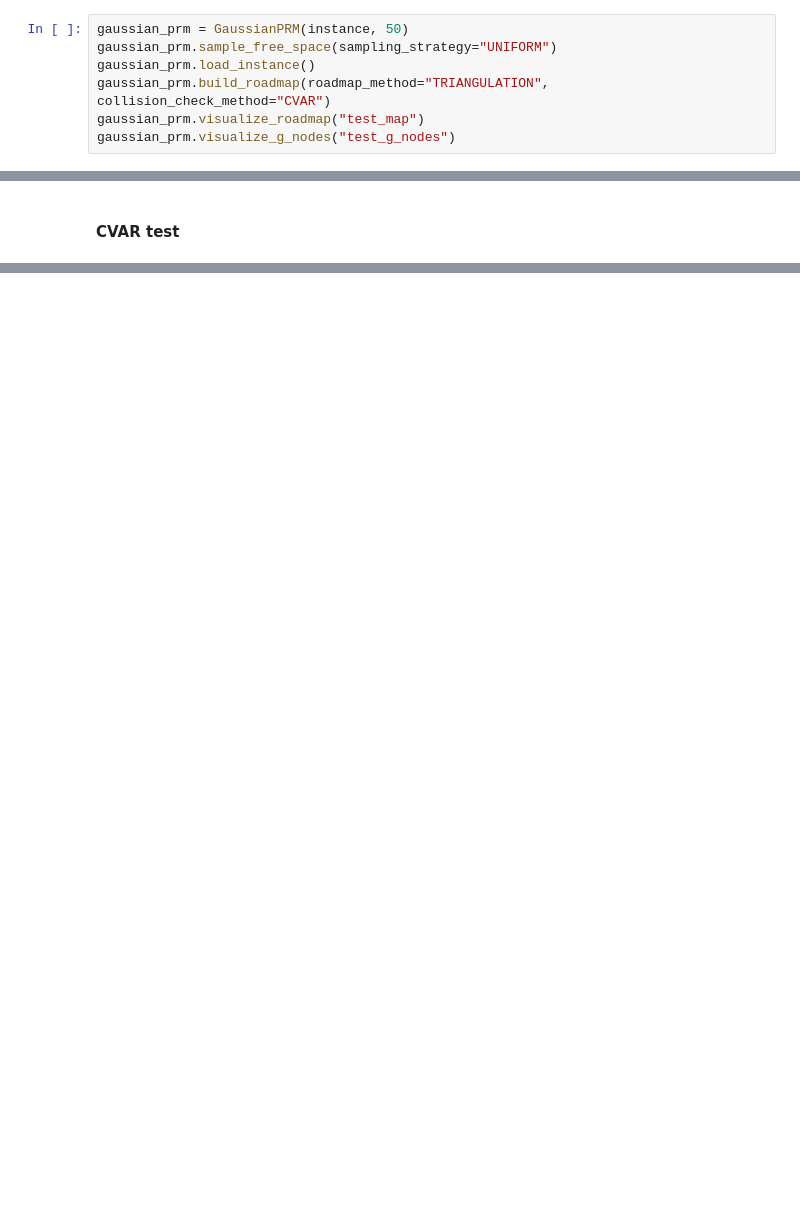
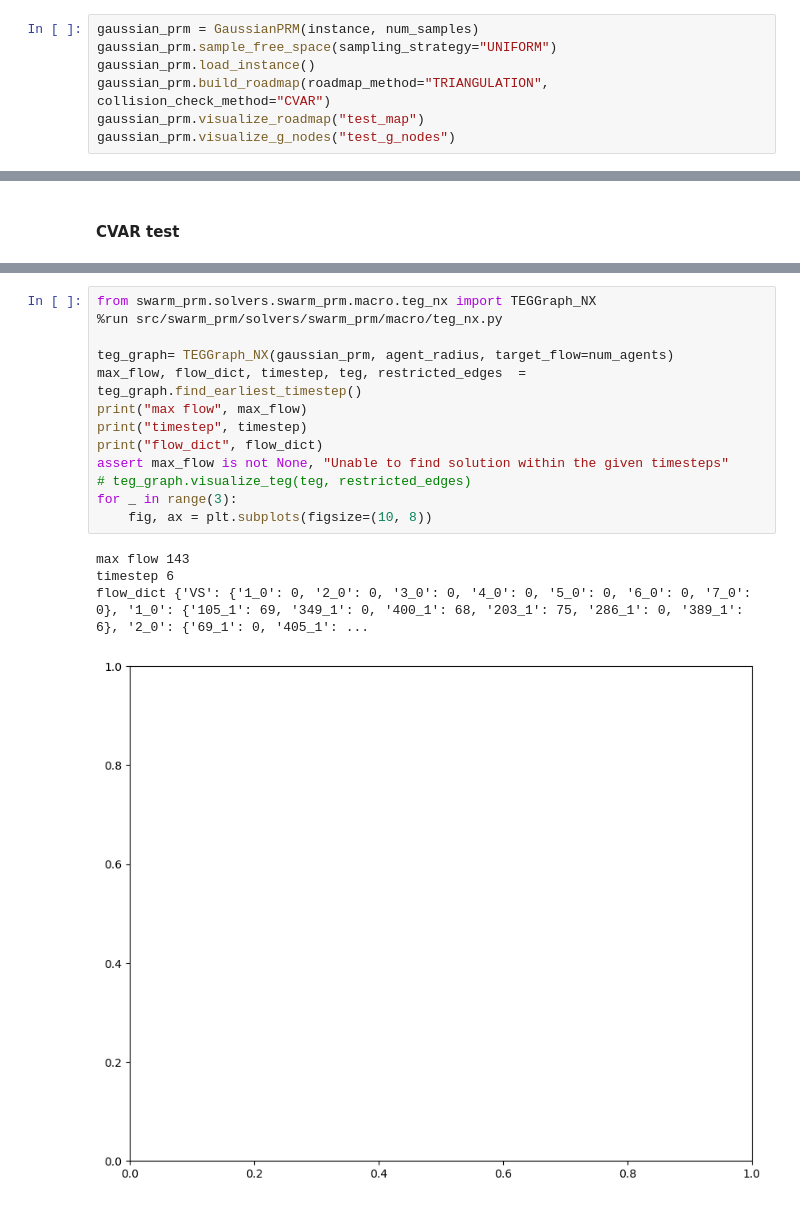
Before and after one commit to Zander-M/ST_Gaussian_PRM, a Jupyter notebook: experiment.ipynb, the cells around one changed output, grey strips where cells are left out. Drawn from its saved outputs; the diff is of its cells as text; blank space fills up the shorter version.

```diff
--- a/experiment.ipynb
+++ b/experiment.ipynb
@@ -73,7 +76,7 @@ gaussian_prm.visualize_g_nodes("test_g_nodes")
 # %% [markdown]
 #### Gaussian with uniform covariance
 # %%
-gaussian_prm = GaussianPRM(instance, 50)
+gaussian_prm = GaussianPRM(instance, num_samples)
 gaussian_prm.sample_free_space(sampling_strategy="UNIFORM")
 gaussian_prm.load_instance()
 gaussian_prm.build_roadmap(roadmap_method="TRIANGULATION", collision_check_method="CVAR")
@@ -417,0 +178,18 @@ The maximum possible flow is 23
+# %%
+from swarm_prm.solvers.swarm_prm.macro.teg_nx import TEGGraph_NX
+%run src/swarm_prm/solvers/swarm_prm/macro/teg_nx.py
+
+teg_graph= TEGGraph_NX(gaussian_prm, agent_radius, target_flow=num_agents)
+max_flow, flow_dict, timestep, teg, restricted_edges  = teg_graph.find_earliest_timestep()
+print("max flow", max_flow)
+print("timestep", timestep)
+print("flow_dict", flow_dict)
+assert max_flow is not None, "Unable to find solution within the given timesteps"
+# teg_graph.visualize_teg(teg, restricted_edges)
+for _ in range(3):
+    fig, ax = plt.subplots(figsize=(10, 8))
+# %% [output]
+max flow 143
+timestep 6
+flow_dict {'VS': {'1_0': 0, '2_0': 0, '3_0': 0, '4_0': 0, '5_0': 0, '6_0': 0, '7_0': 0}, '1_0': {'105_1': 69, '349_1': 0, '400_1': 68, '203_1': 75, '286_1': 0, '389_1': 6}, '2_0': {'69_1': 0, '405_1': ...
+[figure, added]
```
Also changed, not shown: parts of 12 cells of this notebook, 8 other files.
